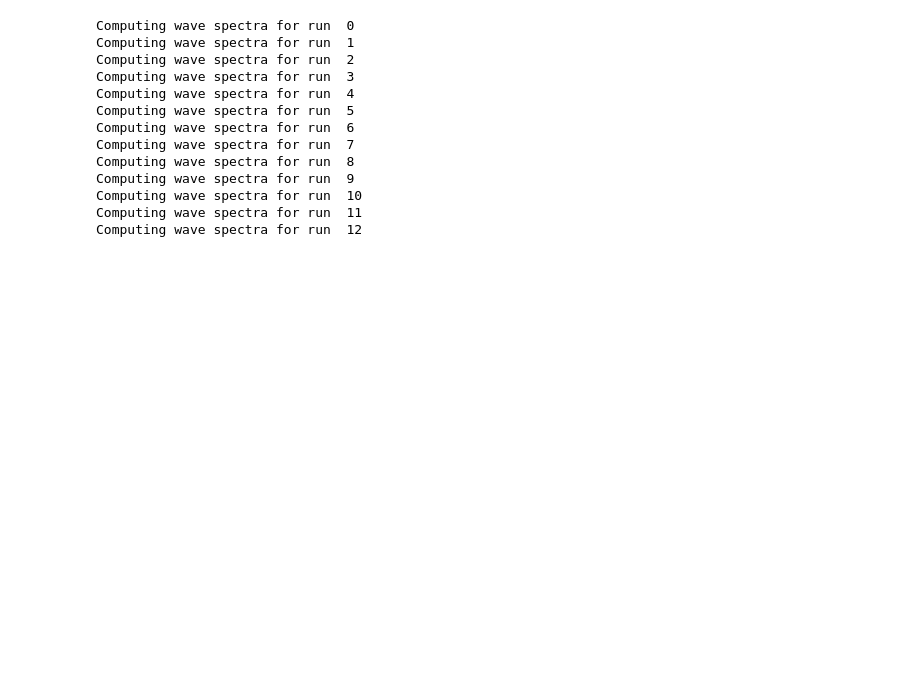
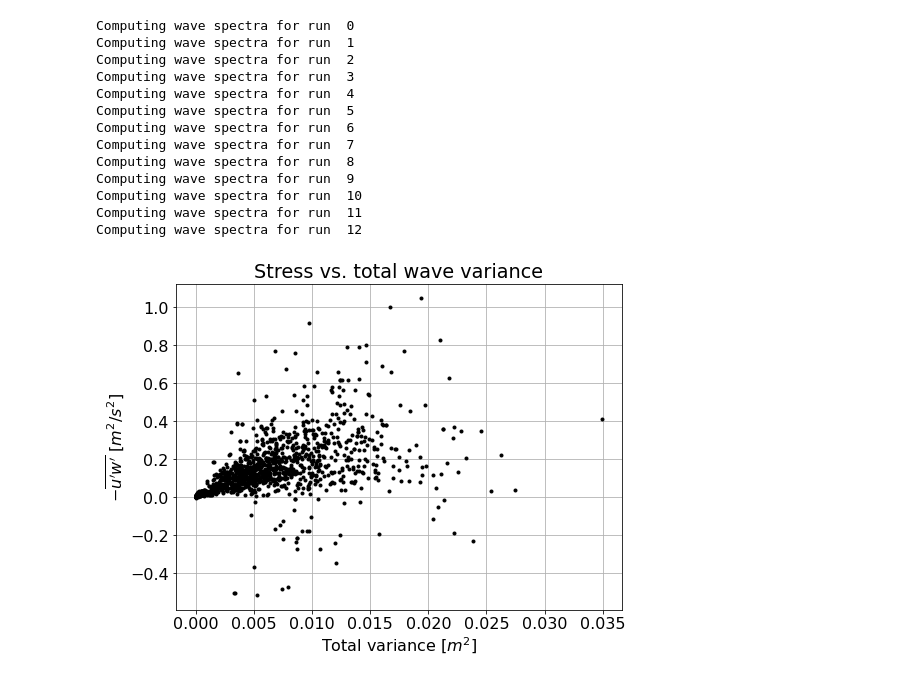
Before and after one commit to sustain-lab/sustain-drag-2020, a Jupyter notebook: tjf-stress.ipynb, the cells around one changed output. Drawn from its saved outputs; the diff is of its cells as text; code cells hidden in the pictures; blank space fills up the shorter version.

```diff
--- a/tjf-stress.ipynb
+++ b/tjf-stress.ipynb
@@ -498,5 +519,14 @@ Computing wave spectra for run  9
 Computing wave spectra for run  10
 Computing wave spectra for run  11
 Computing wave spectra for run  12
+# %%
+fig = plt.figure(figsize=(8, 6))
+plt.plot(E, uw, 'k.')
+plt.xlabel('Total variance [$m^2$]')
+plt.ylabel(r"$-\overline{u'w'}$ $[m^2/s^2]$")
+plt.title('Stress vs. total wave variance')
+plt.grid()
+# %% [output]
+[figure, added]
 # %%
 fig = plt.figure(figsize=(8, 6))
```
Also changed, not shown: parts of 22 cells of this notebook.
